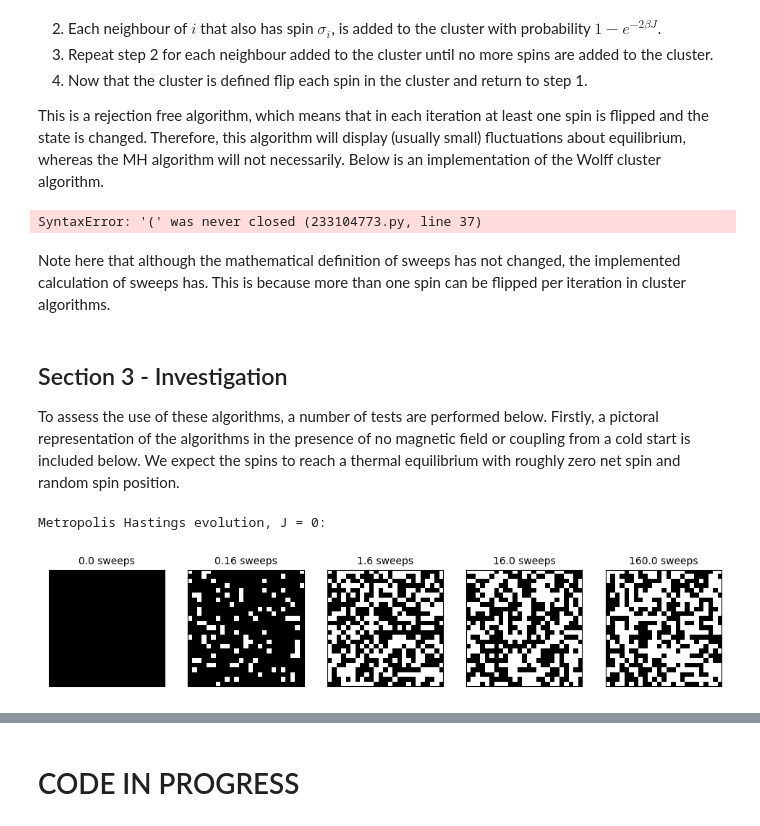
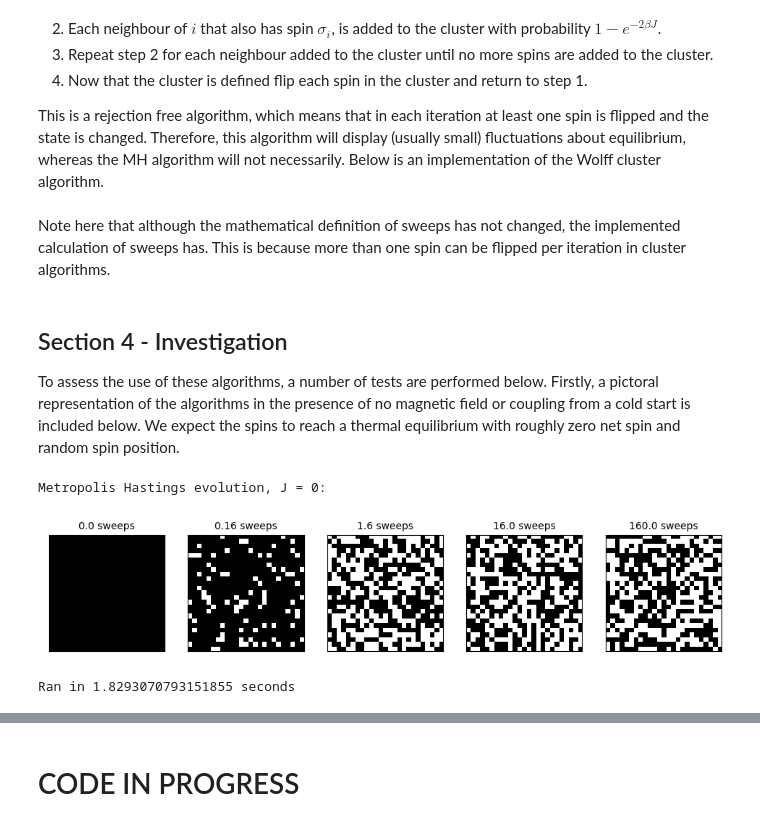
Before and after one commit to Part-II-Computational-Physics/cluster-algorithms-for-monte-carlo-jbd29, a Jupyter notebook: isiing set up 2.ipynb, the cells around one changed output, grey strips where cells are left out. Drawn from its saved outputs; the diff is of its cells as text; code cells hidden in the pictures.

```diff
--- a/isiing set up 2.ipynb
+++ b/isiing set up 2.ipynb
@@ -308,9 +310,8 @@ def Wolff_evolve_and_show(lattice, beta, J, plot_times):
             cluster_size = Wolff_spin_flip(lattice, beta, J)
             sweeps_in_iteration = cluster_size/np.size(lattice)
             sweeps.append(sweeps[-1]+sweeps_in_iteration)
-            print(sweeps)
         if t in plot_times:
-            show_lattice(lattice, ax[plot_times.index(t)], str(sweeps[t] + ' sweeps')
+            show_lattice(lattice, ax[plot_times.index(t)], str(round(sweeps[t],3)) + ' sweeps')
 
 # evolve the lattice with Wolff and return a magnetisation time series
 def Wolff_evolve_and_compute_M(lattice, beta, J, max_time):
@@ -323,20 +324,25 @@ def Wolff_evolve_and_compute_M(lattice, beta, J, max_time):
             sweeps.append(sweeps[-1]+sweeps_in_iteration)
         Ms.append(np.abs(compute_magnetisation(lattice)))
     return Ms, sweeps
-# %% [output]
-SyntaxError: '(' was never closed (233104773.py, line 37)
 # %% [markdown]
 Note here that although the mathematical definition of sweeps has not changed, the implemented calculation of sweeps has. This is because more than one spin can be flipped per iteration in cluster algorithms.
 # %% [markdown]
-## Section 3 - Investigation
+## Section 4 - Investigation
 
 To assess the use of these algorithms, a number of tests are performed below. Firstly, a pictoral representation of the algorithms in the presence of no magnetic field or coupling from a cold start is included below. We expect the spins to reach a thermal equilibrium with roughly zero net spin and random spin position.
 # %%
+# Initialise lattice
 lattice = make_lattice(25,1)
 plot_times = [0,100,1000,10000,100000]
+# Time run length:
 print('Metropolis Hastings evolution, J = 0:')
+start_time = time.time()
+# Evolve
 evolve_and_show(lattice, 2, 0,0, plot_times)
+end_time = time.time()
+print('Ran in ' + str(end_time - start_time) + ' seconds')
 # %% [output]
 Metropolis Hastings evolution, J = 0:
-[figure, old version]
+[figure, new version]
+Ran in 1.8293070793151855 seconds
 # %%
```
Also changed, not shown: parts of 11 cells of this notebook.
